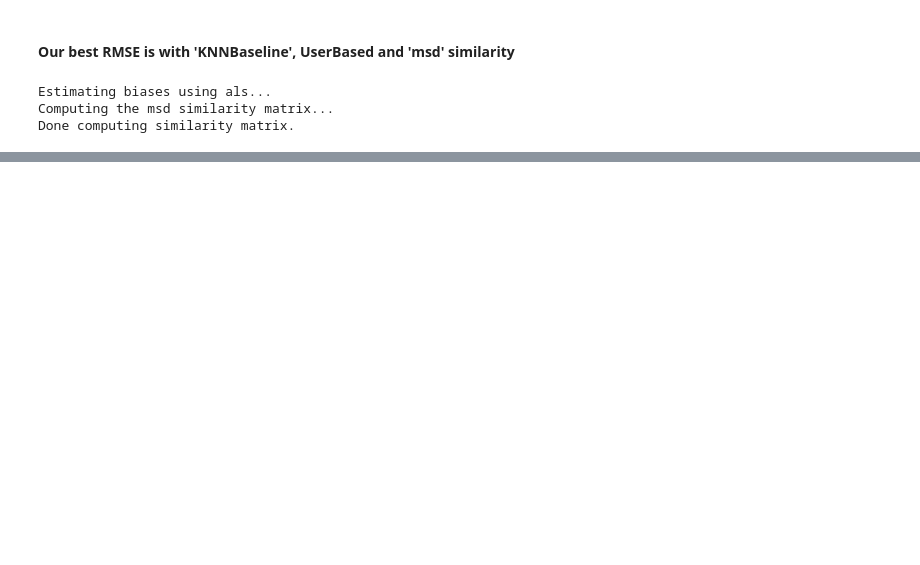
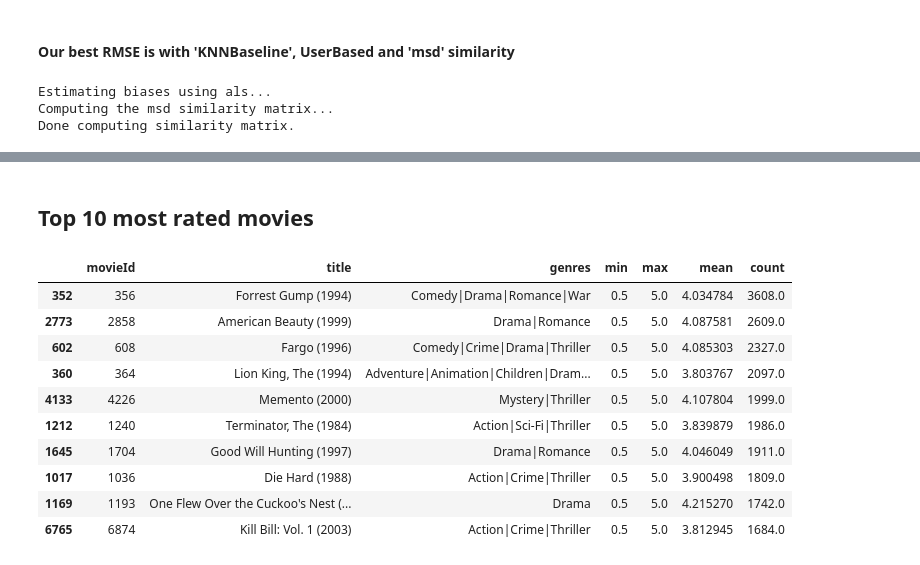
Before and after one commit to vaguiar/CodingSamples, a Jupyter notebook: hw2/hw2_collab_filtering_exp.ipynb, the cells around one changed output, grey strips where cells are left out. Saved outputs shown, nothing was run; the diff lists cells and outputs as text; code cells hidden in the pictures; blank space fills up the shorter version.

```diff
--- a/hw2/hw2_collab_filtering_exp.ipynb
+++ b/hw2/hw2_collab_filtering_exp.ipynb
@@ -355,0 +351,20 @@ Movie seen in training: False
+# %%
+top_10_most_rated = mov_deets.sort_values("count", ascending=False, inplace=False)
+top_10_highly_rated = mov_deets.sort_values(["mean", "count"], ascending=False, inplace=False)
+# %%
+display(Markdown("## Top 10 most rated movies"))
+baseline = top_10_most_rated.head(10)
+baseline
+# %% [output]
+## Top 10 most rated movies
+|  | movieId | title | genres | min | max | mean | count |
+| 352 | 356 | Forrest Gump (1994) | Comedy|Drama|Romance|War | 0.5 | 5.0 | 4.034784 | 3608.0 |
+| 2773 | 2858 | American Beauty (1999) | Drama|Romance | 0.5 | 5.0 | 4.087581 | 2609.0 |
+| 602 | 608 | Fargo (1996) | Comedy|Crime|Drama|Thriller | 0.5 | 5.0 | 4.085303 | 2327.0 |
+| 360 | 364 | Lion King, The (1994) | Adventure|Animation|Children|Dram... | 0.5 | 5.0 | 3.803767 | 2097.0 |
+| 4133 | 4226 | Memento (2000) | Mystery|Thriller | 0.5 | 5.0 | 4.107804 | 1999.0 |
+| 1212 | 1240 | Terminator, The (1984) | Action|Sci-Fi|Thriller | 0.5 | 5.0 | 3.839879 | 1986.0 |
+| 1645 | 1704 | Good Will Hunting (1997) | Drama|Romance | 0.5 | 5.0 | 4.046049 | 1911.0 |
+| 1017 | 1036 | Die Hard (1988) | Action|Crime|Thriller | 0.5 | 5.0 | 3.900498 | 1809.0 |
+| 1169 | 1193 | One Flew Over the Cuckoo's Nest (... | Drama | 0.5 | 5.0 | 4.215270 | 1742.0 |
+| 6765 | 6874 | Kill Bill: Vol. 1 (2003) | Action|Crime|Thriller | 0.5 | 5.0 | 3.812945 | 1684.0 |
```
Also changed, not shown: parts of 24 cells of this notebook.
